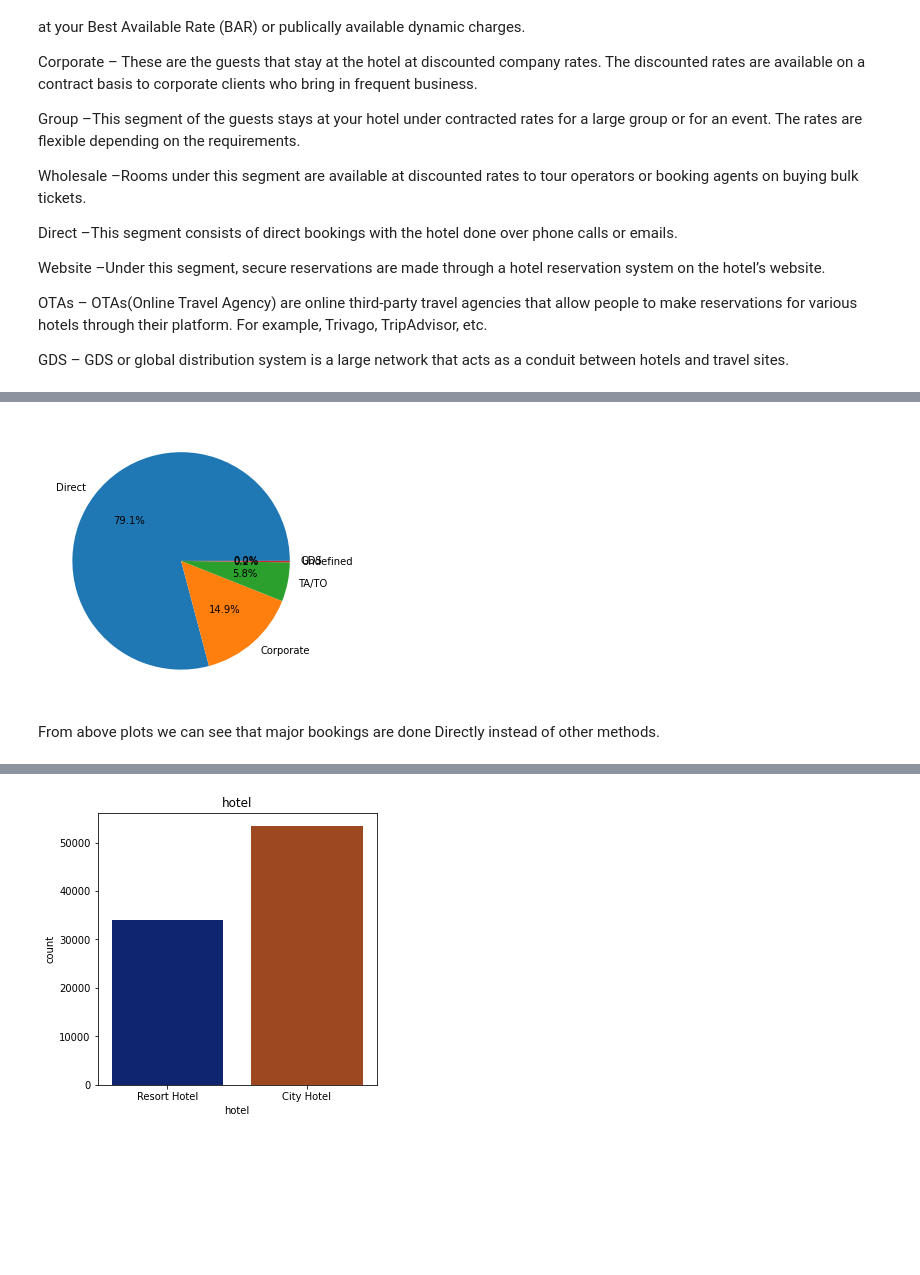
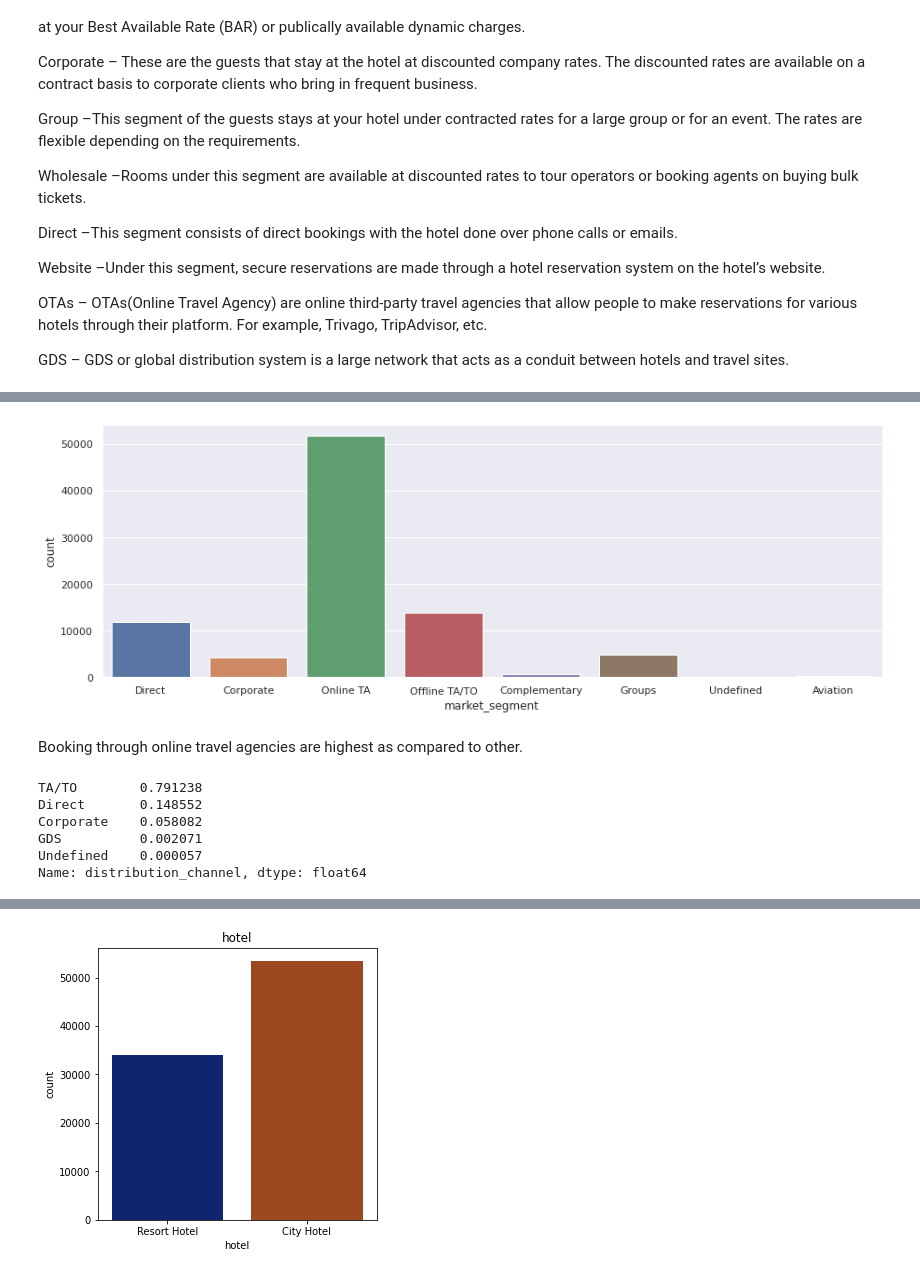
Before and after one commit to poojappt/Hotel-Booking-EDA, a Jupyter notebook: Poojappt_Hotel_Booking_Analysis_Capstone_Project.ipynb, the cells around one changed output, grey strips where cells are left out. Cells and saved outputs as stored; diff of their text form; code cells hidden in the pictures; blank space fills up the shorter version.

```diff
--- a/Poojappt_Hotel_Booking_Analysis_Capstone_Project.ipynb
+++ b/Poojappt_Hotel_Booking_Analysis_Capstone_Project.ipynb
@@ -427,9 +432,18 @@ plt.show()
-# %%
-channel = df['distribution_channel'].value_counts()
-dist = ['Direct', 'Corporate', 'TA/TO', 'Undefined', 'GDS']
-plt.pie(channel,labels=dist,autopct='%2.1f%%')
-plt.show()
-# %% [output]
-[figure, removed]
-# %% [markdown]
-From above plots we can see that major bookings are done Directly instead of other methods.
+# %%
+sns.countplot(data = df, x = 'market_segment')
+sns.set(rc = {'figure.figsize':(15,5)})
+plt.show()
+# %% [output]
+[figure, added]
+# %% [markdown]
+Booking through online travel agencies are highest as compared to other.
+# %%
+channel = df['distribution_channel']
+channel.value_counts(normalize = True)
+# %% [output]
+TA/TO        0.791238
+Direct       0.148552
+Corporate    0.058082
+GDS          0.002071
+Undefined    0.000057
+Name: distribution_channel, dtype: float64
```
Also changed, not shown: parts of 11 cells of this notebook.
